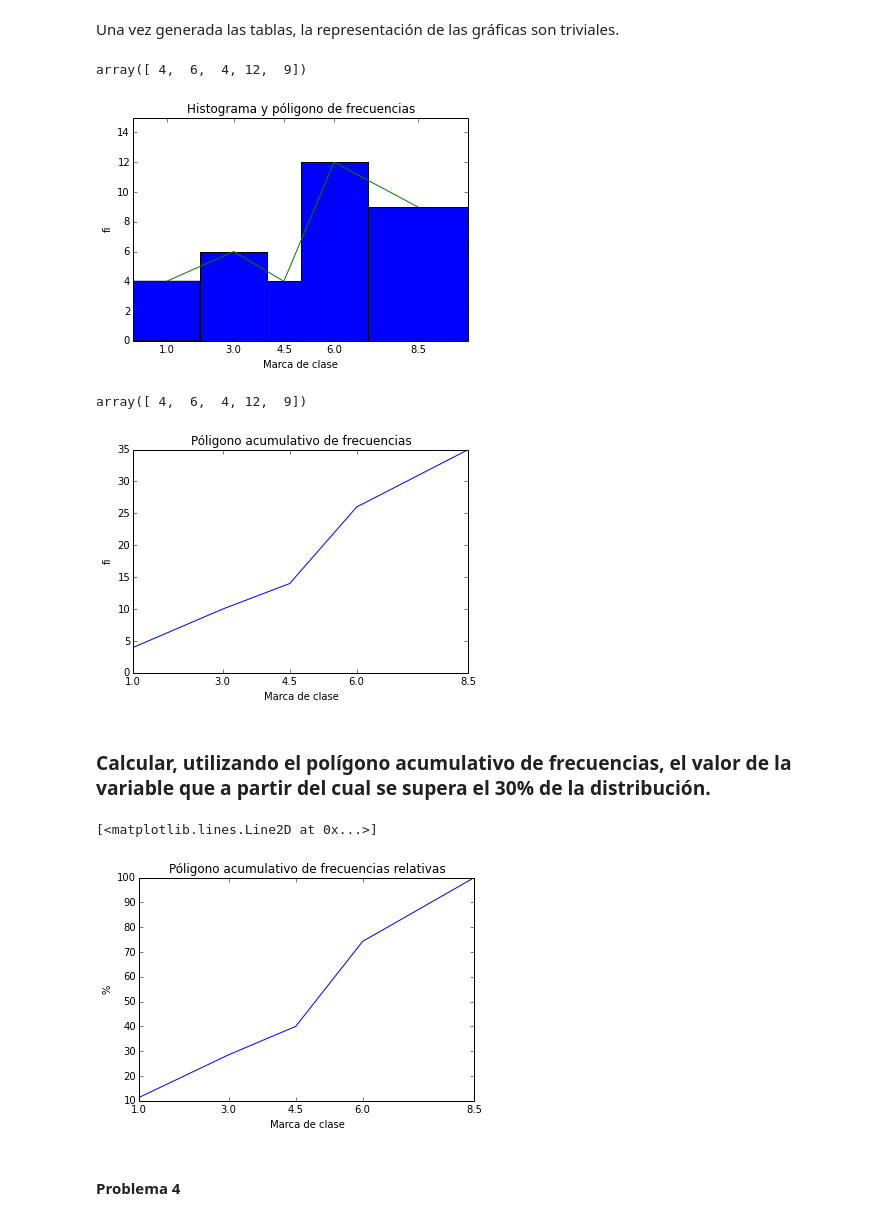
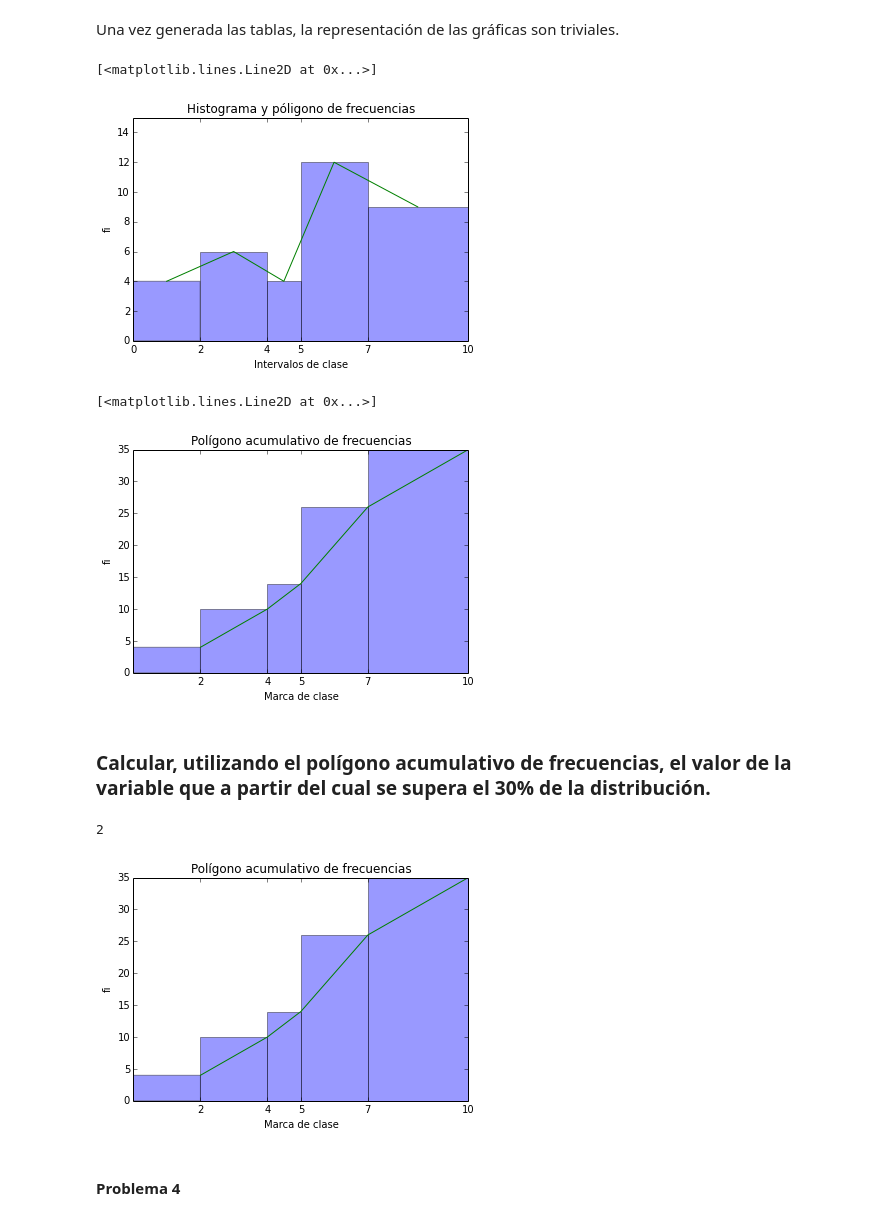
Before and after one commit to franktoffel/UA-MIMAT, a Jupyter notebook: Prob estadistica monodimensional.ipynb, the cells around one changed output. Saved outputs shown, nothing was run; the diff lists cells and outputs as text; code cells hidden in the pictures.

```diff
--- a/Prob estadistica monodimensional.ipynb
+++ b/Prob estadistica monodimensional.ipynb
@@ -267,39 +267,56 @@ p3.data = gendatos(p3.df['xi'],p3.fi)
 
 bins = (0,2,4,5,7,10)
 
-plt.hist(p3.data, bins)
+plt.hist(p3.data, bins, alpha=0.4)
 plt.title(u'Histograma y póligono de frecuencias')
 plt.ylim(0,15)
-plt.xlabel(u'Marca de clase')
+plt.xlabel(u'Intervalos de clase')
 plt.ylabel(u'fi')
-plt.xticks(p3.df['xi'])
+plt.xticks(bins)
 plt.plot(p3.df['xi'],p3.fi)
 # %% [output]
-array([ 4,  6,  4, 12,  9])
+[<matplotlib.lines.Line2D at 0x...>]
-[figure, old version]
+[figure, new version]
 # %%
 
-plt.title(u'Póligono acumulativo de frecuencias')
+plt.title(u'Polígono acumulativo de frecuencias')
+
+bins = (0,2,4,5,7,10)
+
+plt.hist(p3.data, bins, alpha=0.4, cumulative=True,)
 
 plt.xlabel(u'Marca de clase')
 plt.ylabel(u'fi')
-plt.xticks(p3.df['xi'])
-plt.plot(p3.df['xi'],p3.df['Fi'])
+plt.xticks(p3.Lsup)
+# plt.yticks(p3.df['Fi'])
+plt.plot(p3.Lsup,p3.df['Fi'])
 # %% [output]
-array([ 4,  6,  4, 12,  9])
+[<matplotlib.lines.Line2D at 0x...>]
-[figure, old version]
+[figure, new version]
 # %% [markdown]
 ### Calcular, utilizando el  polígono acumulativo de frecuencias, el valor de la variable que a partir del cual se supera el 30% de la distribución.
 # %%
-plt.title(u'Póligono acumulativo de frecuencias relativas')
+plt.title(u'Polígono acumulativo de frecuencias')
+
+bins = (0,2,4,5,7,10)
+
+plt.hist(p3.data, bins, alpha=0.4, cumulative=True,)
 
 plt.xlabel(u'Marca de clase')
-plt.ylabel(u'%')
-plt.xticks(p3.df['xi'])
-plt.plot(p3.df['xi'],p3.df['Hi']*100)
+plt.ylabel(u'fi')
+plt.xticks(p3.Lsup)
+# plt.yticks(p3.df['Fi'])
+plt.plot(p3.Lsup,p3.df['Fi'])
+
+p30 = 0.3
+
+
+# Mediante el teorema de tales se llega a la siguiente relacion
+
+i = np.argmax(p3.df['Hi']>p30)
 # %% [output]
-[<matplotlib.lines.Line2D at 0x...>]
+2
-[figure, old version]
+[figure, new version]
 # %% [markdown]
 #### Problema 4
 # %% [markdown]
```
Also changed, not shown: parts of 1 cell of this notebook.
